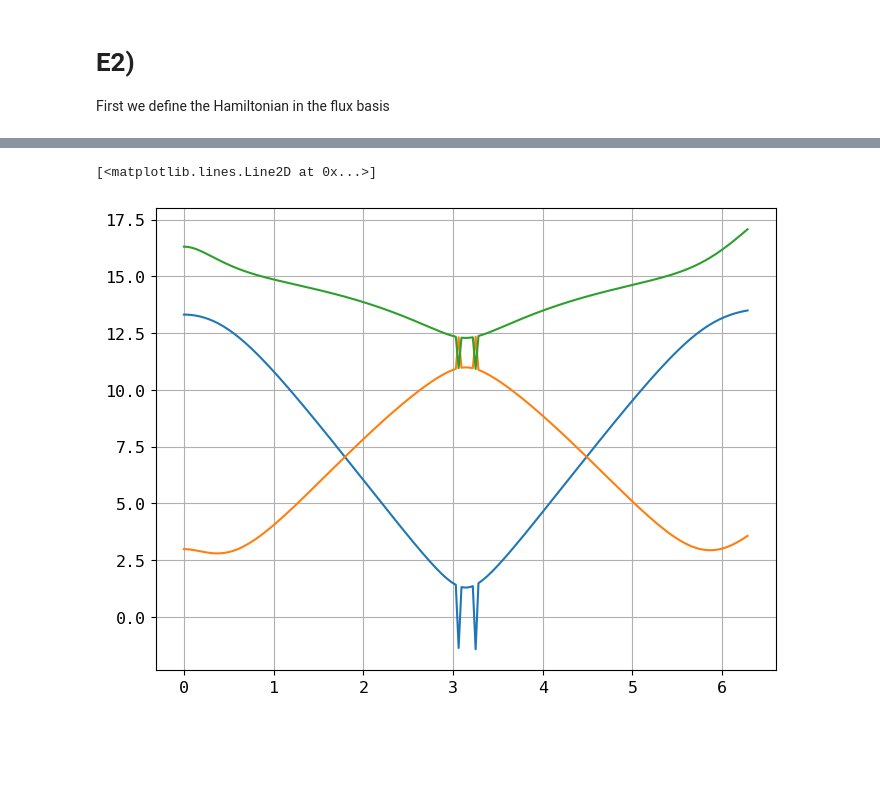
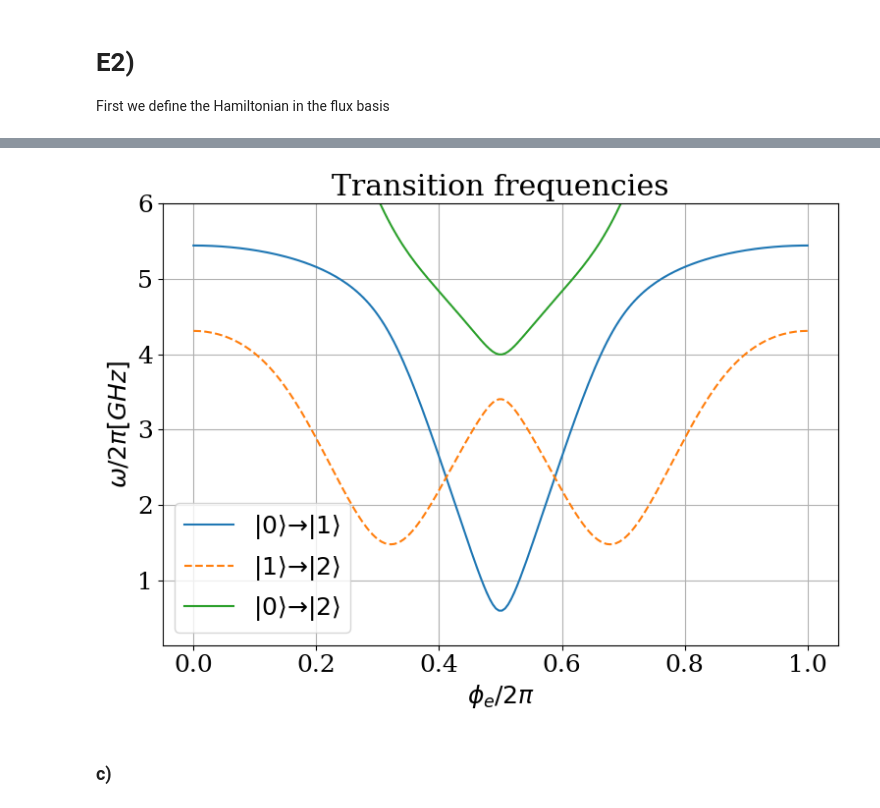
Before and after one commit to Shellf1sh/Superconducting-Qubits-Course, a Jupyter notebook: Week4/Week4Code.ipynb, the cells around one changed output, grey strips where cells are left out. Cells and saved outputs as stored; diff of their text form; code cells hidden in the pictures; blank space fills up the shorter version.

```diff
--- a/Week4/Week4Code.ipynb
+++ b/Week4/Week4Code.ipynb
@@ -90,19 +115,34 @@ omega02 = np.zeros_like(offset_flux_arr)
 
 
 for i in range(len(offset_flux_arr)):
-    pot = potential(phi, offset_flux_arr[i])
+    diagArr = np.ones(N)
+    offDiagArr = np.ones(N-1)
+    q2Matrix = 1/delta**2 * (2*np.diag(diagArr) - np.diag(offDiagArr, k = 1) - np.diag(offDiagArr, k = -1))
+
+    #Potential matrix
+    pot = fluxonium_potential(phi, offset_flux_arr[i], E_J=4, E_L=1)
     potMatrix = np.diag(pot)
 
-    H = q2Matrix + potMatrix
+    H = 4*1* q2Matrix + potMatrix
 
-    eigenvalues, eigenvectors = sc.sparse.linalg.eigs(H, k=3, which = "SR")
+    eigenvalues, eigenvectors = sc.sparse.linalg.eigsh(H, k=3, which = "SA")
+    eigenvalues = eigenvalues.real
     omega01[i]=eigenvalues[1]-eigenvalues[0]
     omega12[i]=eigenvalues[2]-eigenvalues[1]
     omega02[i]=eigenvalues[2]-eigenvalues[0]
-# %%
-plt.plot(offset_flux_arr, omega01)
-plt.plot(offset_flux_arr, omega12)
-plt.plot(offset_flux_arr, omega02)
-# %% [output]
-[<matplotlib.lines.Line2D at 0x...>]
-[figure, removed]
+# %%
+plt.plot(offset_flux_arr/(2*np.pi), omega01, label = r"$|0\rangle\to|1\rangle$")
+plt.plot(offset_flux_arr/(2*np.pi), omega12, "--", label = r"$|1\rangle\to|2\rangle$")
+plt.plot(offset_flux_arr/(2*np.pi), omega02, label = r"$|0\rangle\to|2\rangle$")
+plt.ylim(top=6)
+
+plt.xlabel(r"$\phi_e/2\pi$")
+plt.ylabel(r"$\omega/2\pi[GHz]$")
+plt.title("Transition frequencies")
+
+plt.legend()
+plt.tight_layout()
+# %% [output]
+[figure, added]
+# %% [markdown]
+### c)
```
Also changed, not shown: parts of 11 cells of this notebook, 4 other files.
